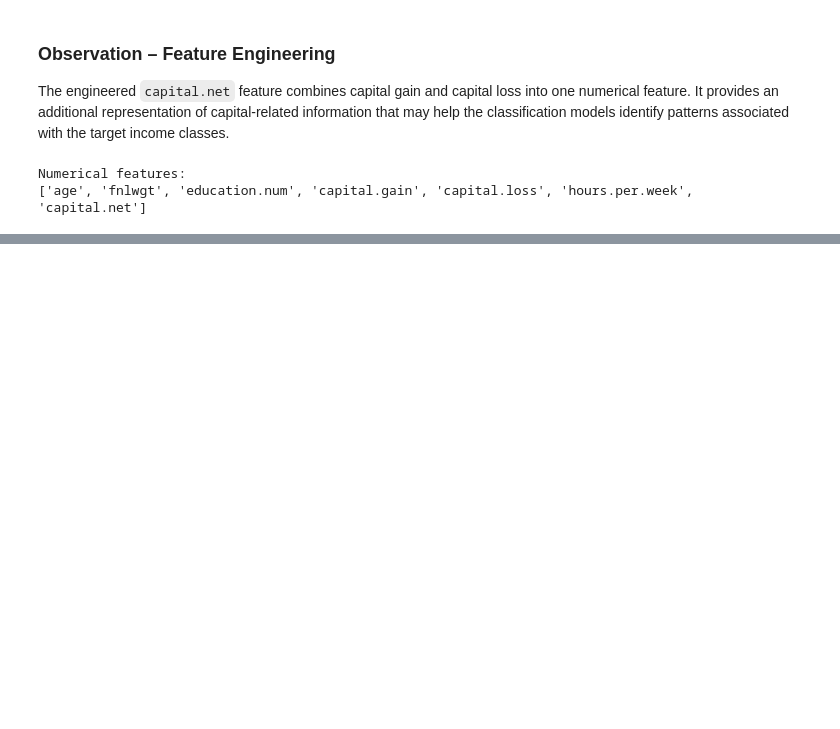
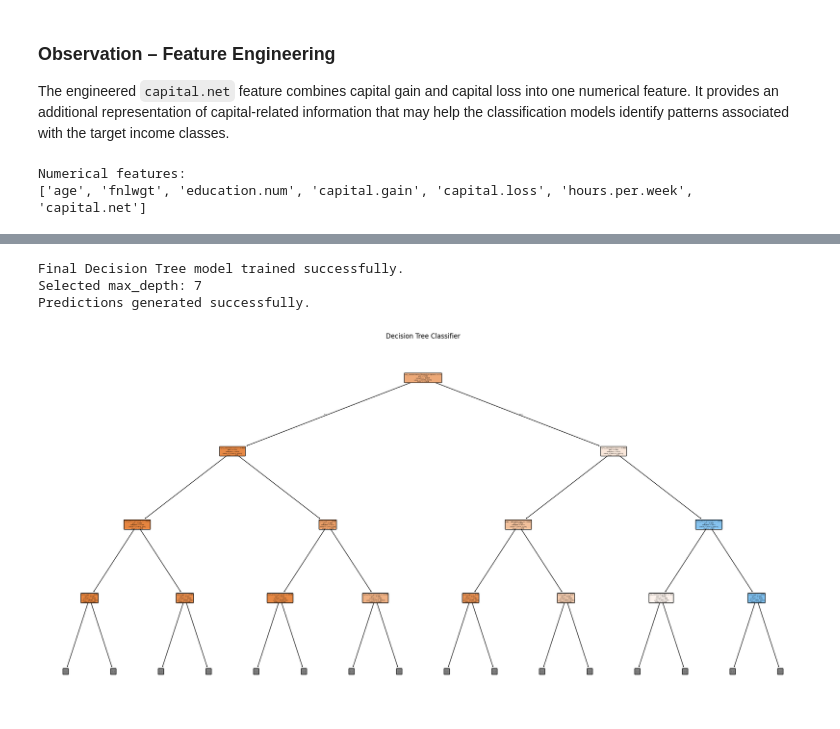
Before and after one commit to snehitha-araveti/ML-Capstone-Project-2026, a Jupyter notebook: notebooks/classification.ipynb, the cells around one changed output, grey strips where cells are left out. Saved outputs shown, nothing was run; the diff lists cells and outputs as text; code cells hidden in the pictures; blank space fills up the shorter version.

Commit message:
Add classification models and evaluation

```diff
--- a/notebooks/classification.ipynb
+++ b/notebooks/classification.ipynb
@@ -609,0 +1047,8 @@ Numerical features:
+# %%
+# Select the best max_depth based on accuracy
+
+best_depth = tree_results_df.loc[
+    tree_results_df["Accuracy"].idxmax(), "max_depth"
+]
+
+print("Best max_depth:", best_depth)
@@ -609,0 +1065,38 @@ Numerical features:
+# %%
+# Train the final Decision Tree using the selected max_depth
+
+tree_model = DecisionTreeClassifier(
+    max_depth=best_depth,
+    random_state=42
+)
+
+tree_model.fit(X_train_processed, y_train)
+
+y_pred_tree = tree_model.predict(X_test_processed)
+
+print("Final Decision Tree model trained successfully.")
+print("Selected max_depth:", best_depth)
+print("Predictions generated successfully.")
+# %% [output]
+Final Decision Tree model trained successfully.
+Selected max_depth: 7
+Predictions generated successfully.
+# %%
+from sklearn.tree import plot_tree
+
+plt.figure(figsize=(20, 10))
+
+plot_tree(
+    tree_model,
+    max_depth=3,
+    feature_names=preprocessor.get_feature_names_out(),
+    class_names=["<=50K", ">50K"],
+    filled=True,
+    rounded=True
+)
+
+plt.title("Decision Tree Classifier")
+plt.tight_layout()
+plt.show()
+# %% [output]
+[figure, added]
```
Also changed, not shown: parts of 48 cells of this notebook.
